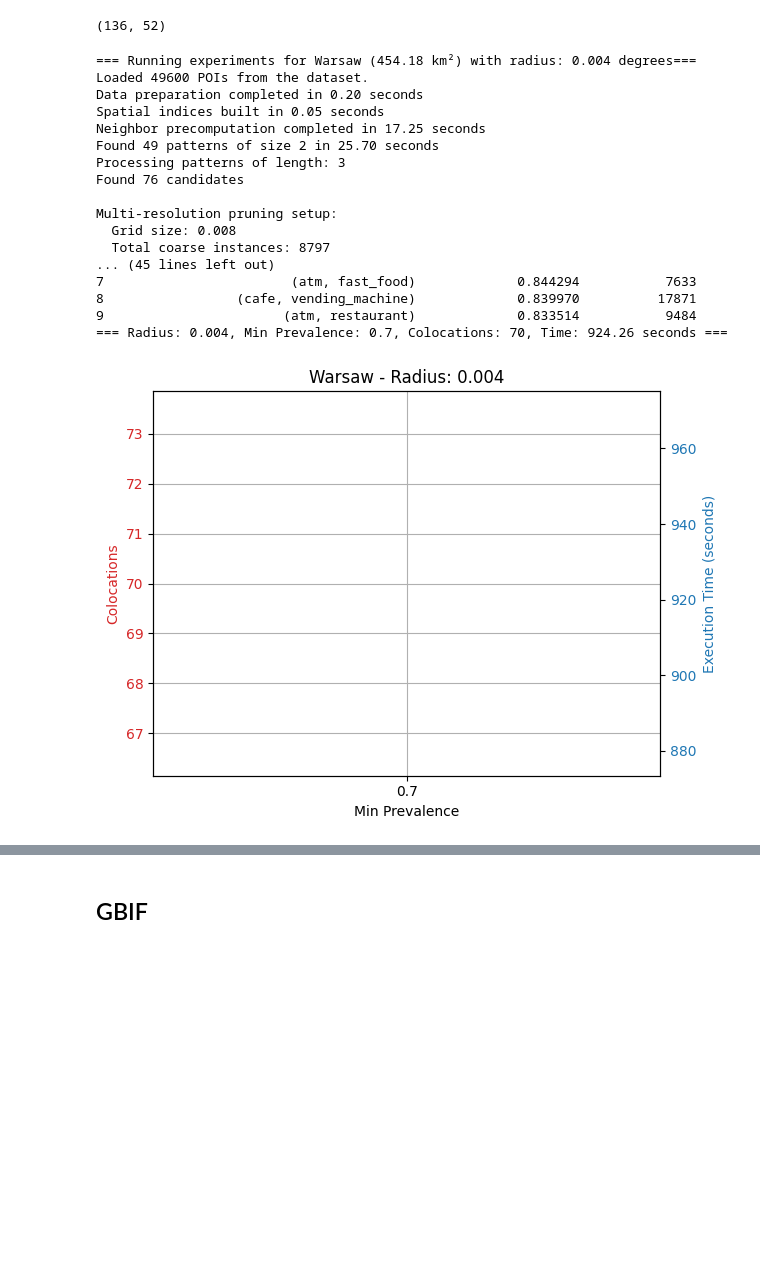
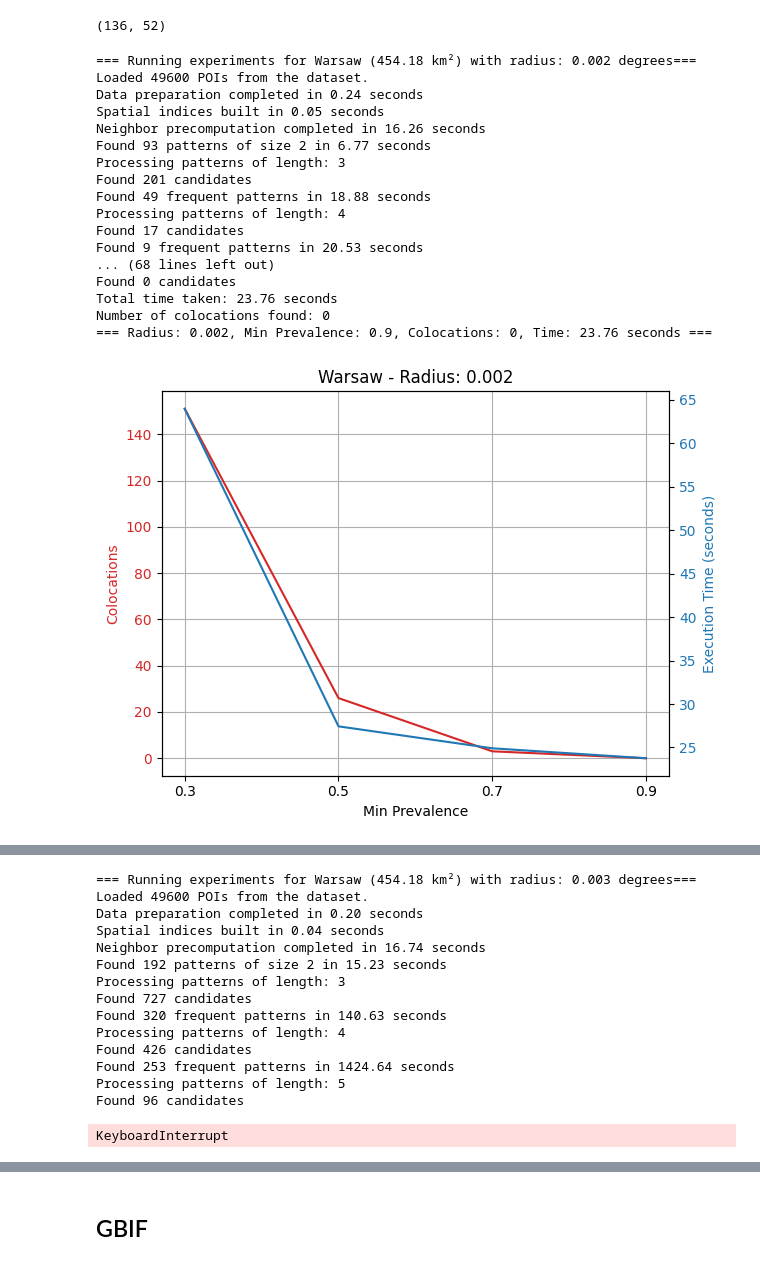
Before and after one commit to kklassa/spatial-colocation-patterns, a Jupyter notebook: experiments.ipynb, the cells around one changed output, grey strips where cells are left out. Drawn from its saved outputs; the diff is of its cells as text; code cells hidden in the pictures; blank space fills up the shorter version.

```diff
--- a/experiments.ipynb
+++ b/experiments.ipynb
@@ -52,14 +52,6 @@ cities = {
         "bounding_box": (48.80, 2.25, 48.95, 2.45),
         "color": "red"
     },
-    "New York": {
-        "bounding_box": (40.65, -74.05, 40.85, -73.85),
-        "color": "green"
-    },
-    "Tokyo": {
-        "bounding_box": (35.60, 139.60, 35.80, 139.80),
-        "color": "purple"
-    }
 }
 # %%
 for city_name, city_data in cities.items():
@@ -288,23 +274,23 @@ def run_experiments(
         plt.savefig(f"imgs/{city_name.lower()}_exec_time_vs_radius_prevalence_{min_prevalence}_{timestamp}.png")
         plt.show()
 # %%
-run_experiments(cities, "Warsaw", poi_types=all, radiuses=[0.004], min_prevalences=[0.7]) # [0.001, 0.002, 0.003]
+run_experiments(cities, "Warsaw", poi_types=all, radiuses=[0.002, 0.003, 0.004, 0.005]) # 0.001 deg ~= 111 m lat, 70 m lon
 # %% [output]
-=== Running experiments for Warsaw (454.18 km²) with radius: 0.004 degrees===
+=== Running experiments for Warsaw (454.18 km²) with radius: 0.002 degrees===
 Loaded 49600 POIs from the dataset.
-Data preparation completed in 0.20 seconds
+Data preparation completed in 0.24 seconds
 Spatial indices built in 0.05 seconds
-Neighbor precomputation completed in 17.25 seconds
-Found 49 patterns of size 2 in 25.70 seconds
+Neighbor precomputation completed in 16.26 seconds
+Found 93 patterns of size 2 in 6.77 seconds
 Processing patterns of length: 3
-Found 76 candidates
-
-Multi-resolution pruning setup:
-  Grid size: 0.008
-  Total coarse instances: 8797
-... (45 lines left out)
-7                        (atm, fast_food)             0.844294           7633
-8                 (cafe, vending_machine)             0.839970          17871
-9                       (atm, restaurant)             0.833514           9484
-=== Radius: 0.004, Min Prevalence: 0.7, Colocations: 70, Time: 924.26 seconds ===
+Found 201 candidates
+Found 49 frequent patterns in 18.88 seconds
+Processing patterns of length: 4
+Found 17 candidates
+Found 9 frequent patterns in 20.53 seconds
+... (68 lines left out)
+Found 0 candidates
+Total time taken: 23.76 seconds
+Number of colocations found: 0
+=== Radius: 0.002, Min Prevalence: 0.9, Colocations: 0, Time: 23.76 seconds ===
-[figure, old version]
+[figure, new version]
@@ -311,0 +297,15 @@ Multi-resolution pruning setup:
+=== Running experiments for Warsaw (454.18 km²) with radius: 0.003 degrees===
+Loaded 49600 POIs from the dataset.
+Data preparation completed in 0.20 seconds
+Spatial indices built in 0.04 seconds
+Neighbor precomputation completed in 16.74 seconds
+Found 192 patterns of size 2 in 15.23 seconds
+Processing patterns of length: 3
+Found 727 candidates
+Found 320 frequent patterns in 140.63 seconds
+Processing patterns of length: 4
+Found 426 candidates
+Found 253 frequent patterns in 1424.64 seconds
+Processing patterns of length: 5
+Found 96 candidates
+KeyboardInterrupt
```
Also changed, not shown: parts of 5 cells of this notebook, 2 other files.
